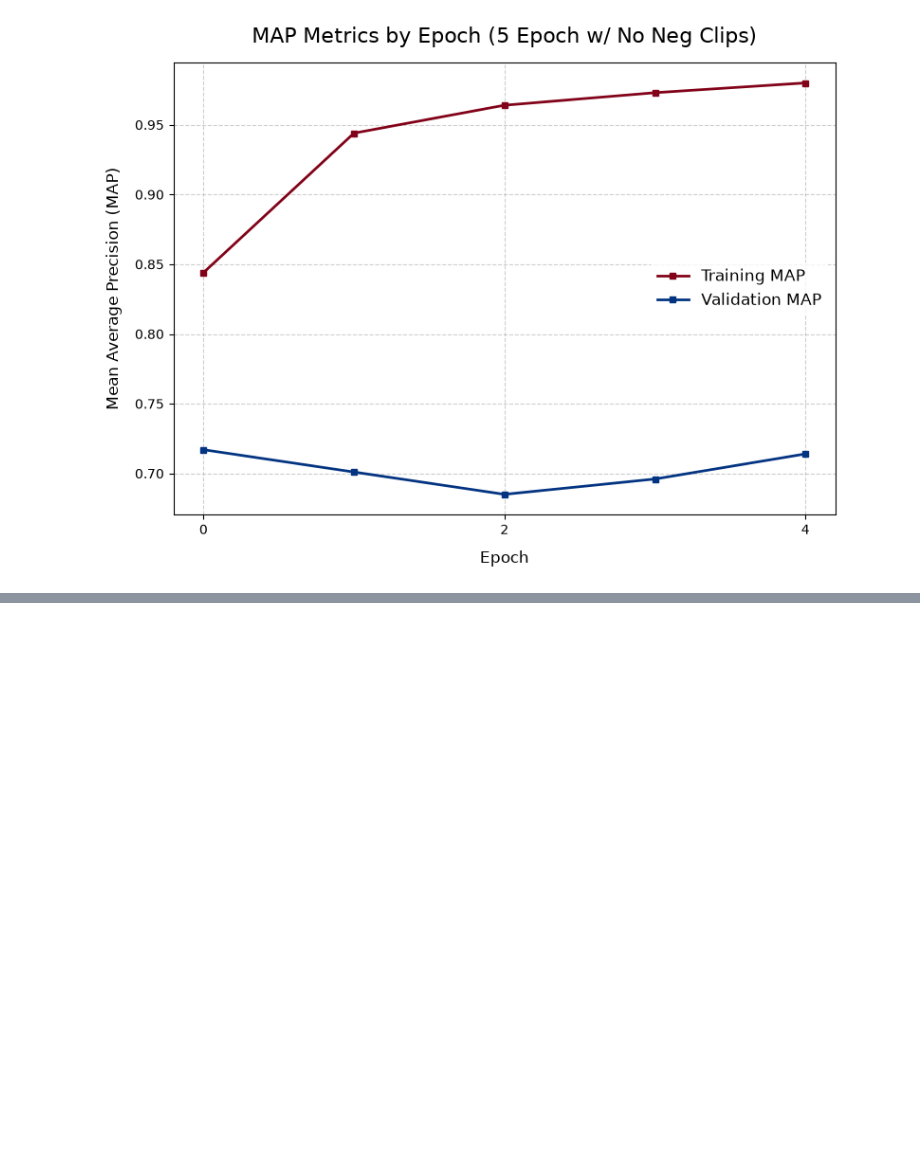
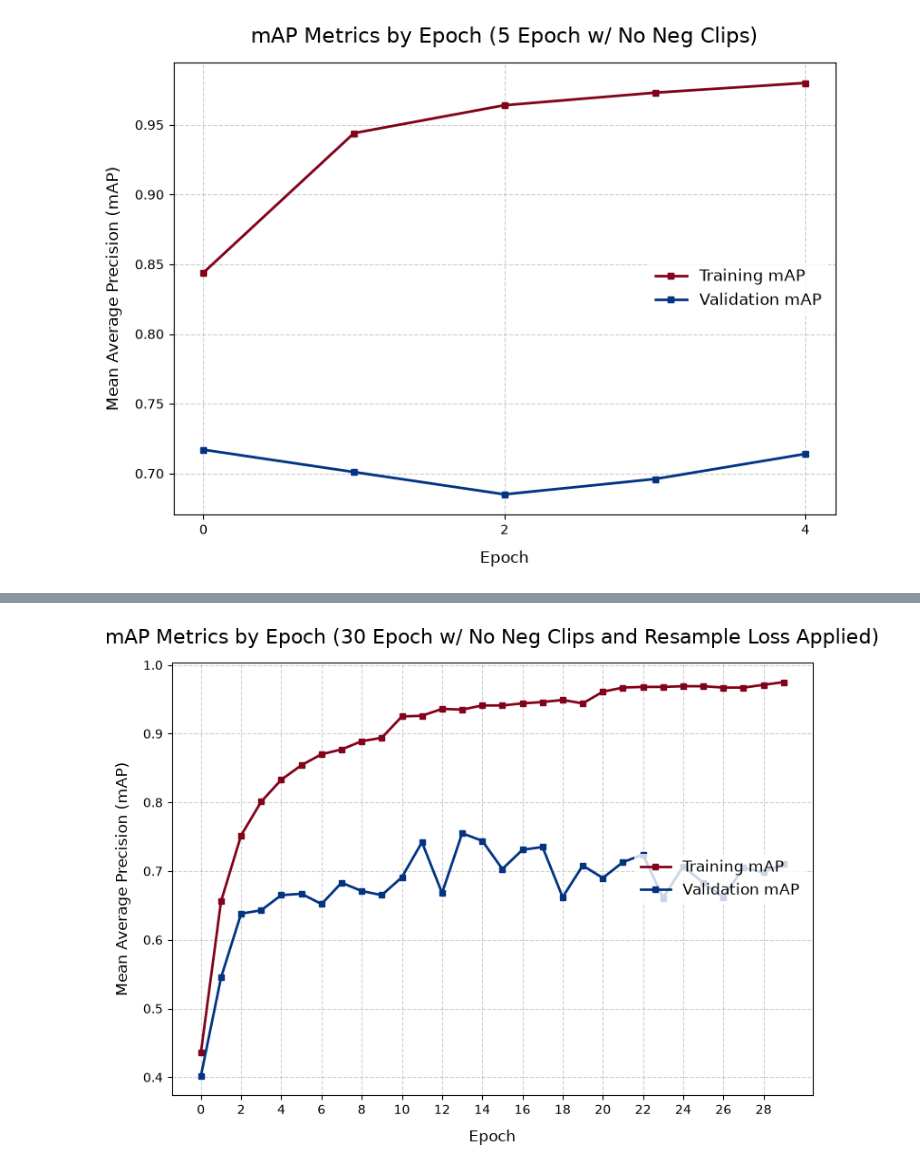
Before and after one commit to Grey-otoc/BioAcousticStreamEngine, a Jupyter notebook: training/V2-notebooks/04_plot_results.ipynb, the cells around one changed output, grey strips where cells are left out. Drawn from its saved outputs; the diff is of its cells as text; code cells hidden in the pictures; blank space fills up the shorter version.

```diff
--- a/training/V2-notebooks/04_plot_results.ipynb
+++ b/training/V2-notebooks/04_plot_results.ipynb
@@ -131,0 +132,27 @@ plt.show()
+# %%
+data = {
+    "Epoch": list(range(30)),
+    "Train_mAP": [.436, .656, .752, .801, .833, .854, .870, .877, .889, .894, .925, .926, .936, .935, .941, .941, .944, .946, .949, .944, .961, .967, .968, .968, .969, .969, .967, .967, .971, .975],
+    "Val_mAP": [.402, .545, .638, .643, .665, .667, .652, .683, .671, .665, .691, .742, .668, .755, .744, .703, .731, .735, .662, .708, .690, .713, .724, .661, .707, .683, .662, .705, .698, .711]
+}
+
+df = pd.DataFrame(data)
+
+plt.figure(figsize=(8, 6))
+plt.grid(True, linestyle="--", alpha=0.6)
+
+plt.plot(df["Epoch"], df["Train_mAP"], label="Training mAP", color="#820319", linewidth=2, marker="s", markersize=4)
+plt.plot(df["Epoch"], df["Val_mAP"], label="Validation mAP", color="#033482", linewidth=2, marker="s", markersize=4)
+
+plt.title("mAP Metrics by Epoch (30 Epoch w/ No Neg Clips and Resample Loss Applied)", fontsize=16, pad=15)
+plt.xlabel("Epoch", fontsize=12, labelpad=10)
+plt.ylabel("Mean Average Precision (mAP)", fontsize=12, labelpad=10)
+
+plt.xticks(df["Epoch"][::2])
+
+plt.legend(loc="center right", fontsize=12, frameon=True, facecolor="white", edgecolor="none")
+
+plt.tight_layout()
+plt.show()
+# %% [output]
+[figure, added]
```
Also changed, not shown: parts of 7 cells of this notebook, 1 other file.
